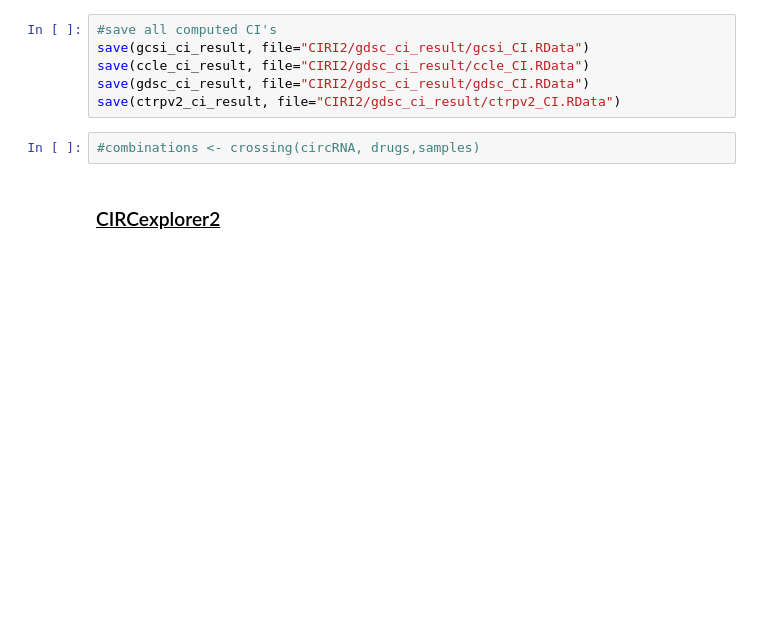
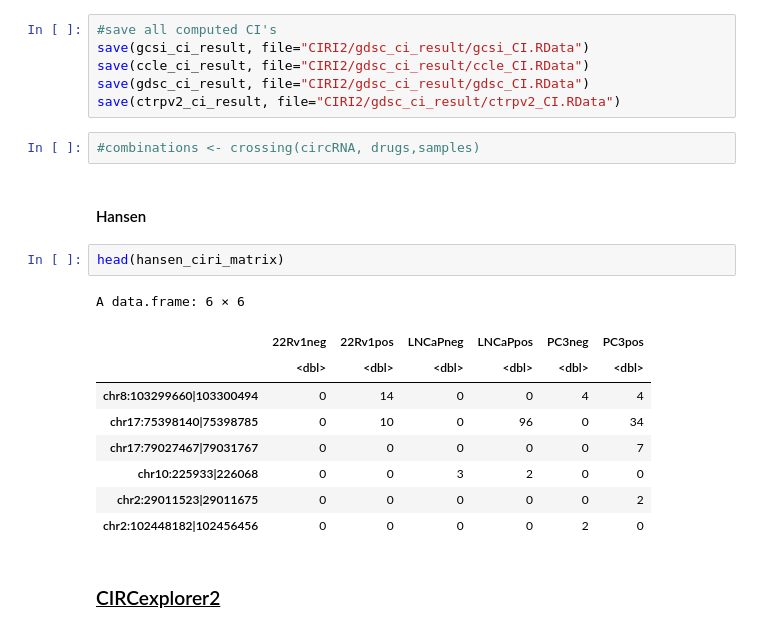
Before and after one commit to anthfm/circRNA, a Jupyter notebook: concordance_circRNA.ipynb, the cells around one changed output. Cells and saved outputs as stored; diff of their text form; blank space fills up the shorter version.

```diff
--- a/concordance_circRNA.ipynb
+++ b/concordance_circRNA.ipynb
@@ -375,6 +534,20 @@ save(gdsc_ci_result, file="CIRI2/gdsc_ci_result/gdsc_CI.RData")
 save(ctrpv2_ci_result, file="CIRI2/gdsc_ci_result/ctrpv2_CI.RData")
 # %%
 #combinations <- crossing(circRNA, drugs,samples)
+# %% [markdown]
+#### Hansen
+# %%
+head(hansen_ciri_matrix)
+# %% [output]
+A data.frame: 6 × 6
+|  | 22Rv1neg | 22Rv1pos | LNCaPneg | LNCaPpos | PC3neg | PC3pos |
+|  | <dbl> | <dbl> | <dbl> | <dbl> | <dbl> | <dbl> |
+| chr8:103299660|103300494 | 0 | 14 | 0 | 0 | 4 | 4 |
+| chr17:75398140|75398785 | 0 | 10 | 0 | 96 | 0 | 34 |
+| chr17:79027467|79031767 | 0 | 0 | 0 | 0 | 0 | 7 |
+| chr10:225933|226068 | 0 | 0 | 3 | 2 | 0 | 0 |
+| chr2:29011523|29011675 | 0 | 0 | 0 | 0 | 0 | 2 |
+| chr2:102448182|102456456 | 0 | 0 | 0 | 0 | 2 | 0 |
 # %% [markdown]
 ### <u>CIRCexplorer2</u>
 # %% [markdown]
```
Also changed, not shown: parts of 7 cells of this notebook, 1 other file.
